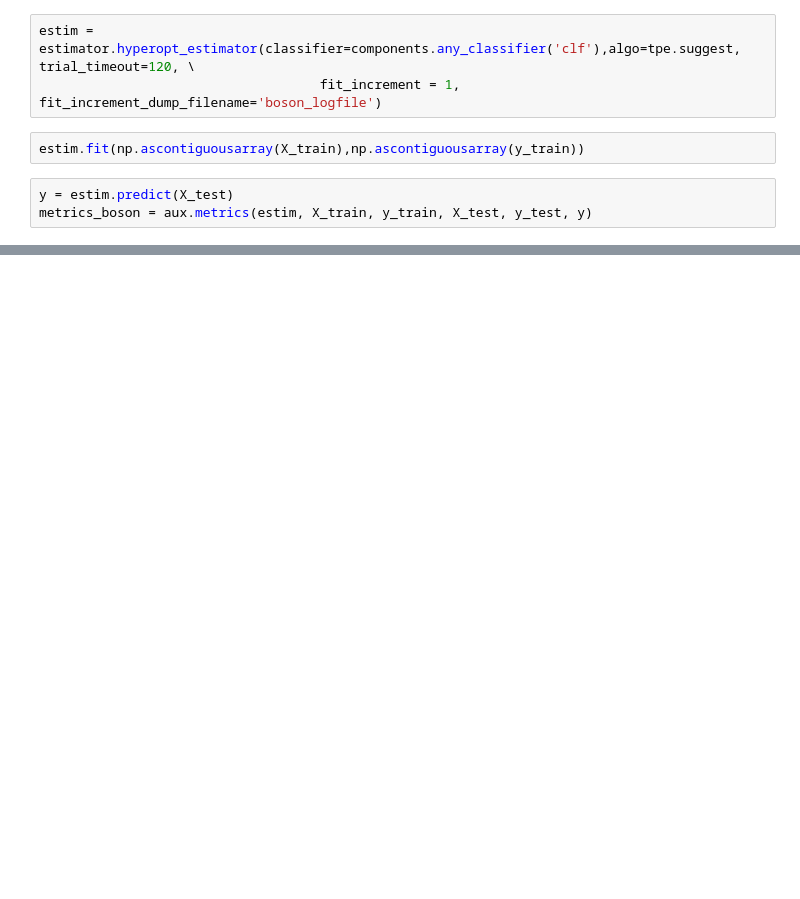
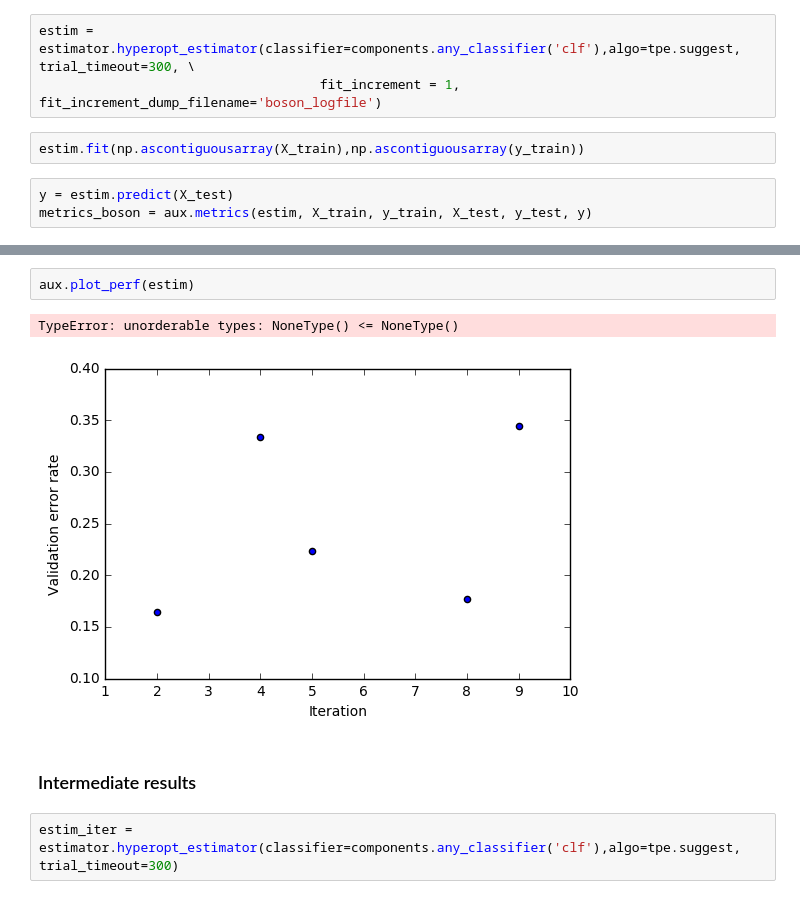
Before and after one commit to schraibi/hp-sk, a Jupyter notebook: Notebooks/Boson.ipynb, the cells around one changed output, grey strips where cells are left out. Saved outputs shown, nothing was run; the diff lists cells and outputs as text; blank space fills up the shorter version.

```diff
--- a/Notebooks/Boson.ipynb
+++ b/Notebooks/Boson.ipynb
@@ -26,5 +30,5 @@ X_train, X_test, y_train, y_test = \
 # %%
-estim = estimator.hyperopt_estimator(classifier=components.any_classifier('clf'),algo=tpe.suggest, trial_timeout=120, \
+estim = estimator.hyperopt_estimator(classifier=components.any_classifier('clf'),algo=tpe.suggest, trial_timeout=300, \
                                     fit_increment = 1, fit_increment_dump_filename='boson_logfile')
 # %%
 estim.fit(np.ascontiguousarray(X_train),np.ascontiguousarray(y_train))
@@ -82,0 +88,9 @@ TypeError: unorderable types: NoneType() <= NoneType()
+# %%
+aux.plot_perf(estim)
+# %% [output]
+TypeError: unorderable types: NoneType() <= NoneType()
+[figure, added]
+# %% [markdown]
+### Intermediate results
+# %%
+estim_iter = estimator.hyperopt_estimator(classifier=components.any_classifier('clf'),algo=tpe.suggest, trial_timeout=300)
```
Also changed, not shown: parts of 14 cells of this notebook, 3 other files.
